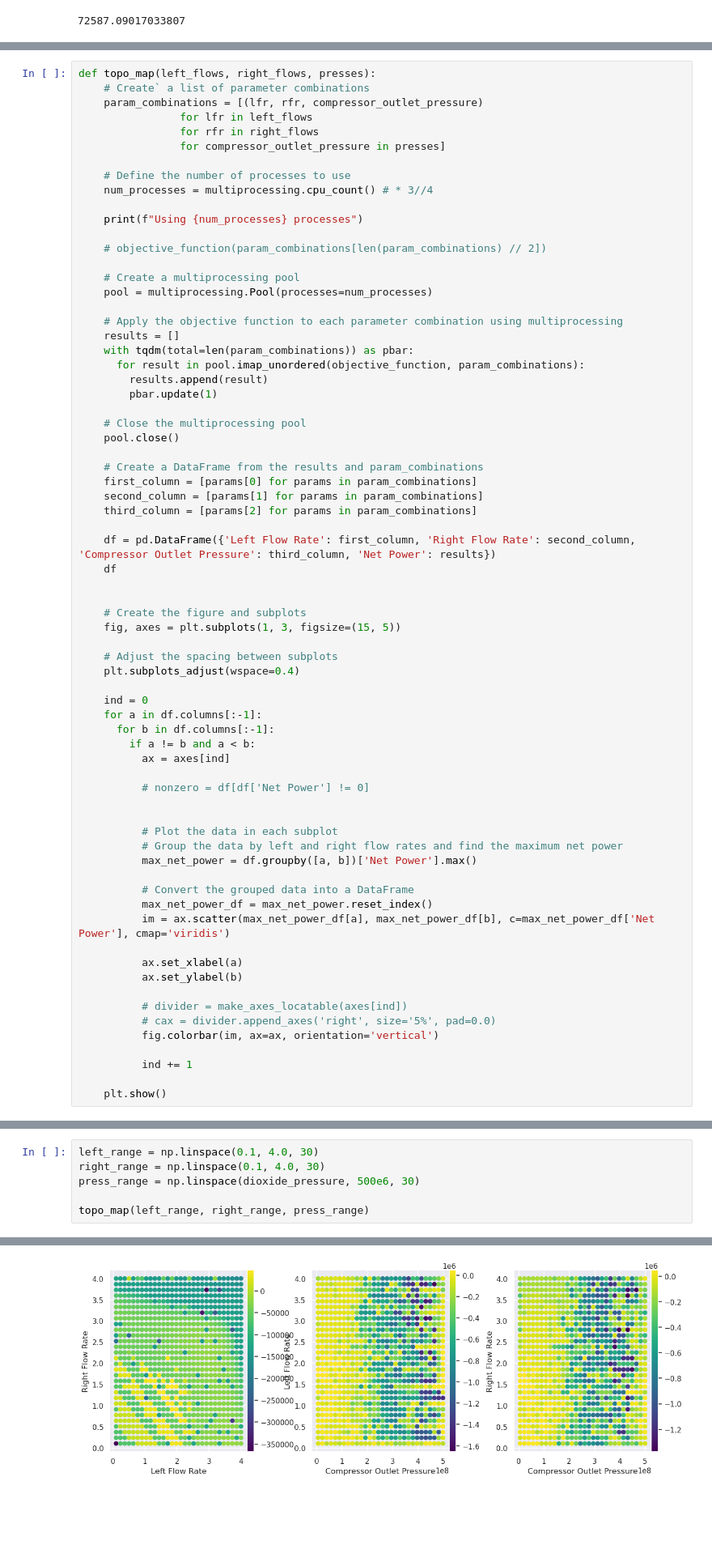
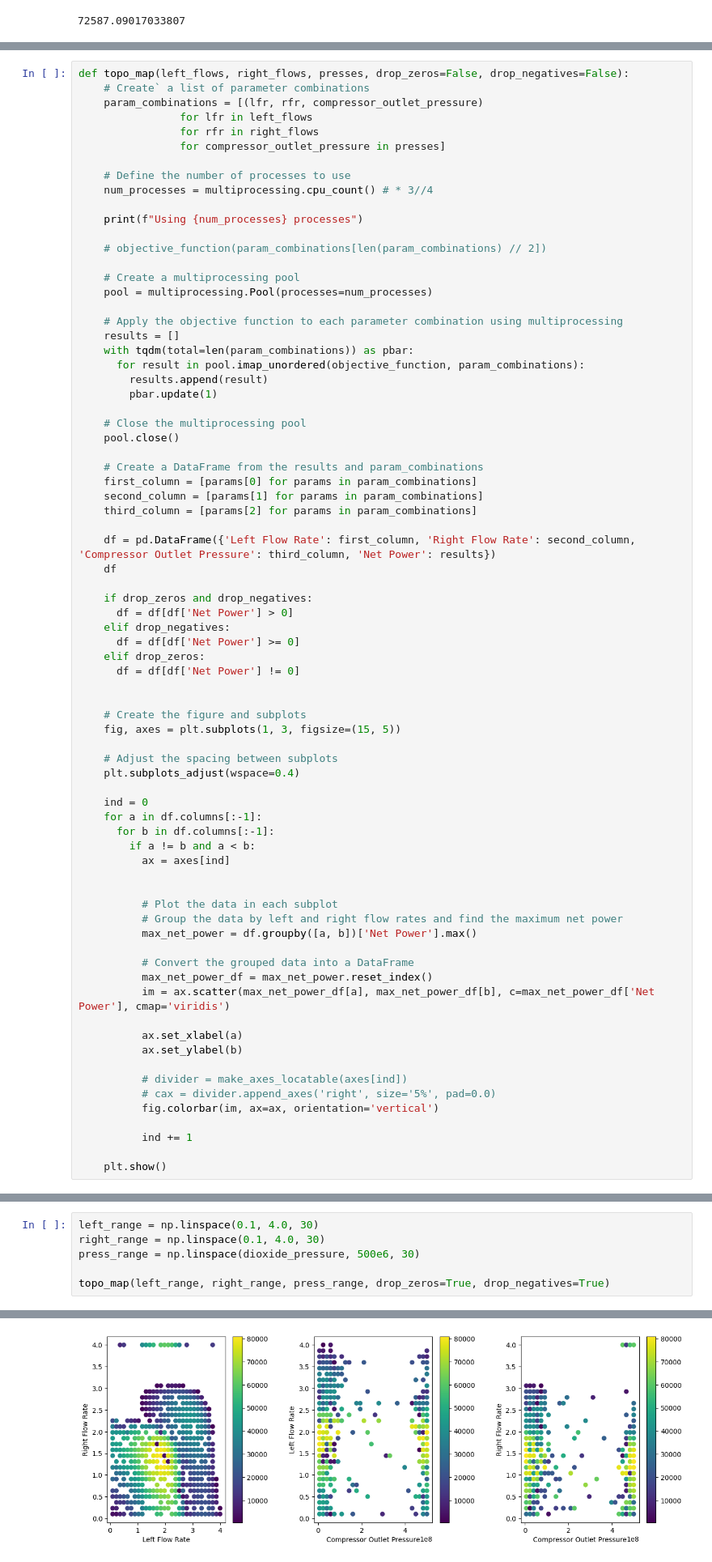
Before and after one commit to Willmac16/DFTS-Team-Seven, a Jupyter notebook: Project3.ipynb, the cells around one changed output, grey strips where cells are left out. Shown: that part at 81% size. Cells and saved outputs as stored; diff of their text form; blank space fills up the shorter version.

```diff
--- a/Project3.ipynb
+++ b/Project3.ipynb
@@ -554,7 +565,7 @@ sol = SystemSolution(flow_rates=[2.0, 2.0],
               supply_fluid=c_ohh_two.with_state(Input.pressure(dioxide_pressure),
                                                 Input.temperature(dioxide_temp)))
 # %%
-def topo_map(left_flows, right_flows, presses):
+def topo_map(left_flows, right_flows, presses, drop_zeros=False, drop_negatives=False):
     # Create` a list of parameter combinations
     param_combinations = [(lfr, rfr, compressor_outlet_pressure)
                 for lfr in left_flows
@@ -589,6 +600,13 @@ def topo_map(left_flows, right_flows, presses):
     df = pd.DataFrame({'Left Flow Rate': first_column, 'Right Flow Rate': second_column, 'Compressor Outlet Pressure': third_column, 'Net Power': results})
     df
 
+    if drop_zeros and drop_negatives:
+      df = df[df['Net Power'] > 0]
+    elif drop_negatives:
+      df = df[df['Net Power'] >= 0]
+    elif drop_zeros:
+      df = df[df['Net Power'] != 0]
+
 
     # Create the figure and subplots
     fig, axes = plt.subplots(1, 3, figsize=(15, 5))
@@ -601,8 +619,6 @@ def topo_map(left_flows, right_flows, presses):
       for b in df.columns[:-1]:
         if a != b and a < b:
           ax = axes[ind]
-
-          # nonzero = df[df['Net Power'] != 0]
 
 
           # Plot the data in each subplot
@@ -634,12 +651,12 @@ Using 80 processes
 # %%
 left_range = np.linspace(0.1, 4.0, 30)
 right_range = np.linspace(0.1, 4.0, 30)
 press_range = np.linspace(dioxide_pressure, 500e6, 30)
 
-topo_map(left_range, right_range, press_range)
+topo_map(left_range, right_range, press_range, drop_zeros=True, drop_negatives=True)
 # %% [output]
 Using 80 processes
-[figure, old version]
+[figure, new version]
 # %%
 left_range = np.linspace(1.5, 2.5, 30)
 right_range = np.linspace(1.0, 2.0, 30)
```
Also changed, not shown: parts of 4 cells of this notebook.
